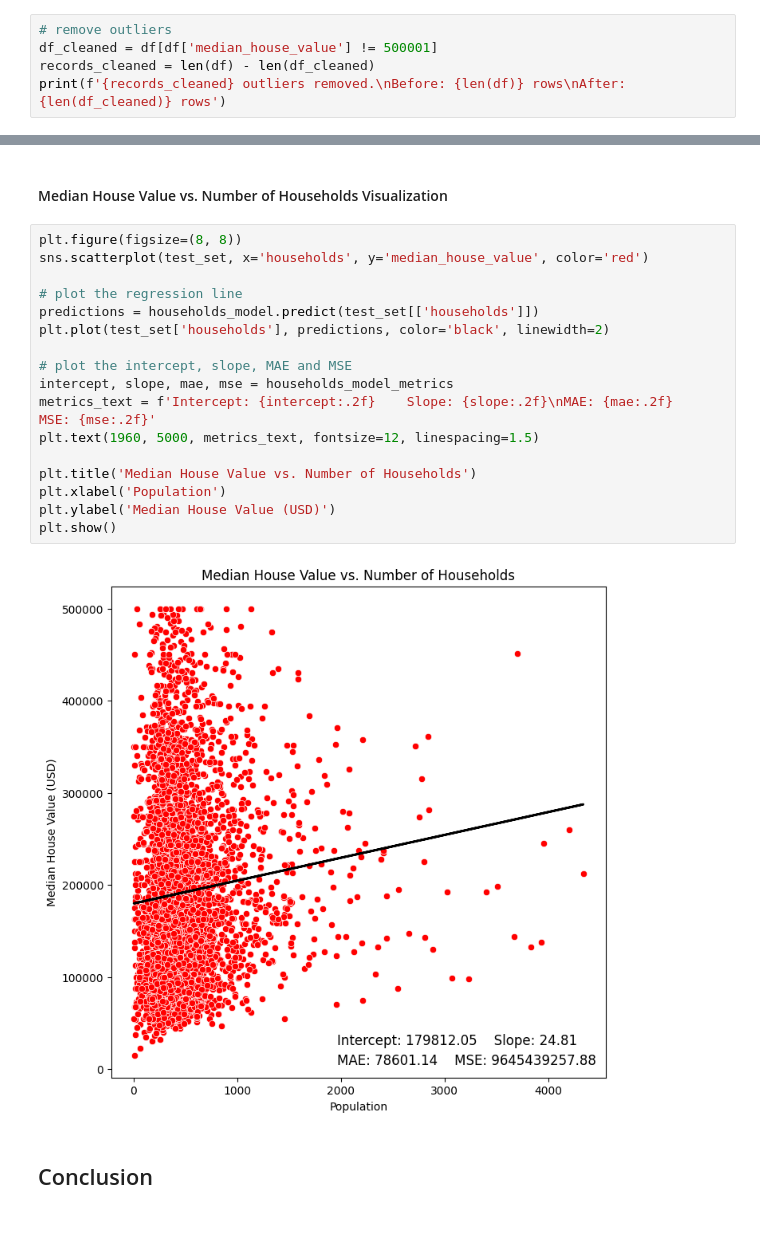
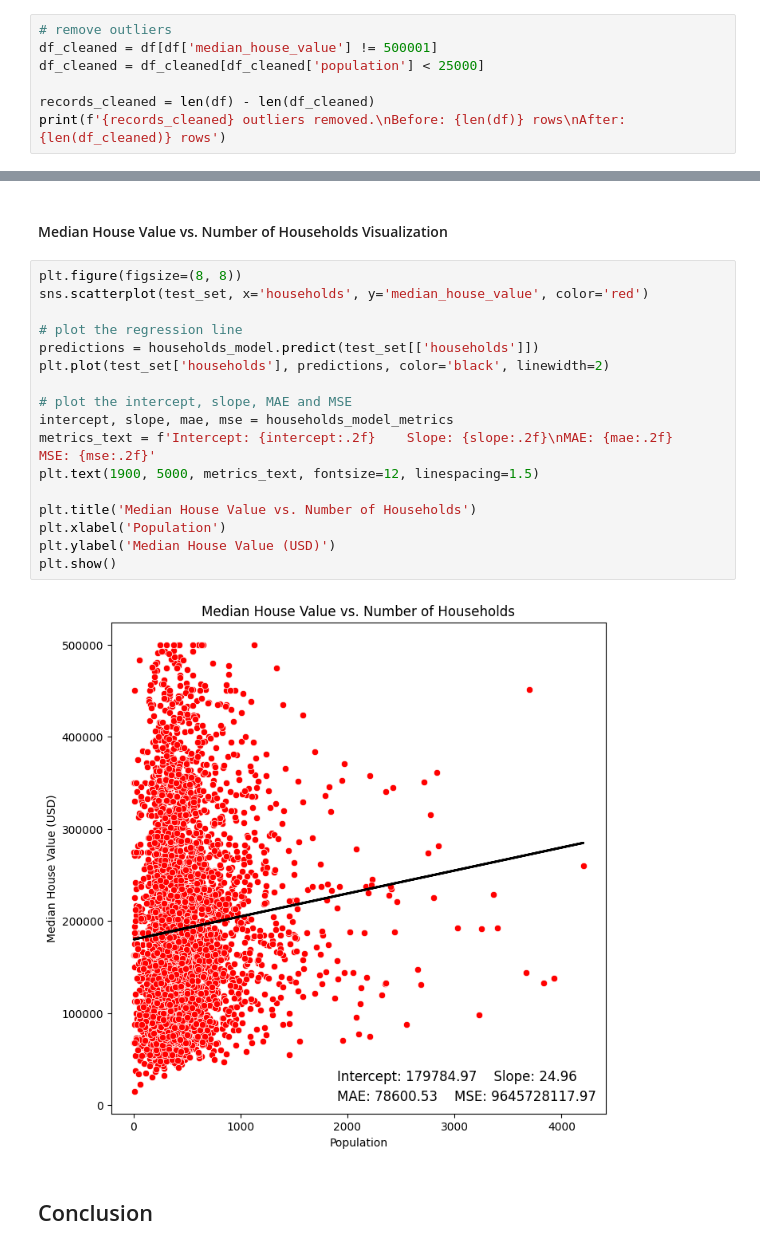
Before and after one commit to brendan-lee/CSCN8010-labs, a Jupyter notebook: lab1.ipynb, the cells around one changed output, grey strips where cells are left out. Cells and saved outputs as stored; diff of their text form.

```diff
--- a/lab1.ipynb
+++ b/lab1.ipynb
@@ -113,6 +115,8 @@ plt.show()
 # %%
 # remove outliers
 df_cleaned = df[df['median_house_value'] != 500001]
+df_cleaned = df_cleaned[df_cleaned['population'] < 25000]
+
 records_cleaned = len(df) - len(df_cleaned)
 print(f'{records_cleaned} outliers removed.\nBefore: {len(df)} rows\nAfter: {len(df_cleaned)} rows')
 # %% [output]
@@ -285,22 +288,22 @@ plt.show()
 # %%
 plt.figure(figsize=(8, 8))
 sns.scatterplot(test_set, x='households', y='median_house_value', color='red')
 
 # plot the regression line
 predictions = households_model.predict(test_set[['households']])
 plt.plot(test_set['households'], predictions, color='black', linewidth=2)
 
 # plot the intercept, slope, MAE and MSE
 intercept, slope, mae, mse = households_model_metrics
 metrics_text = f'Intercept: {intercept:.2f}    Slope: {slope:.2f}\nMAE: {mae:.2f}    MSE: {mse:.2f}'
-plt.text(1960, 5000, metrics_text, fontsize=12, linespacing=1.5)
+plt.text(1900, 5000, metrics_text, fontsize=12, linespacing=1.5)
 
 plt.title('Median House Value vs. Number of Households')
 plt.xlabel('Population')
 plt.ylabel('Median House Value (USD)')
 plt.show()
 # %% [output]
-[figure, old version]
+[figure, new version]
 # %% [markdown]
 ## Conclusion
 # %% [markdown]
```
Also changed, not shown: parts of 8 cells of this notebook.
